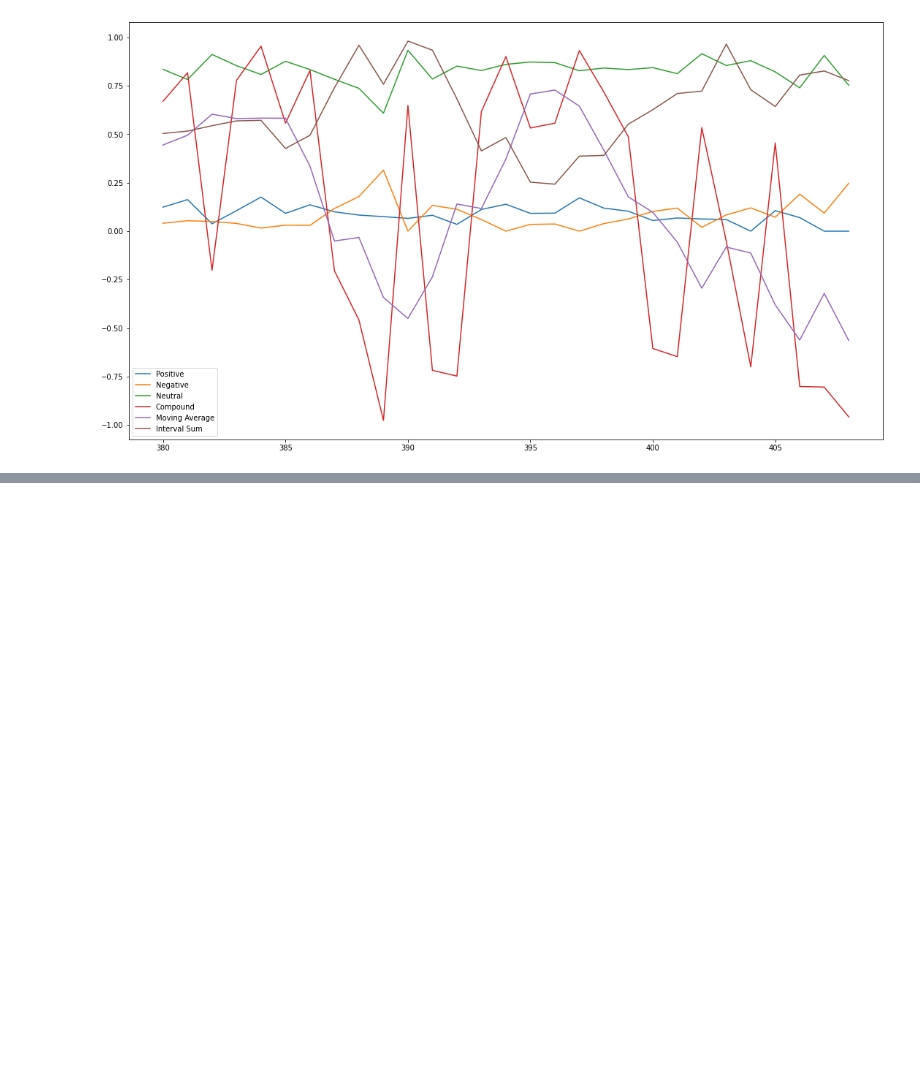
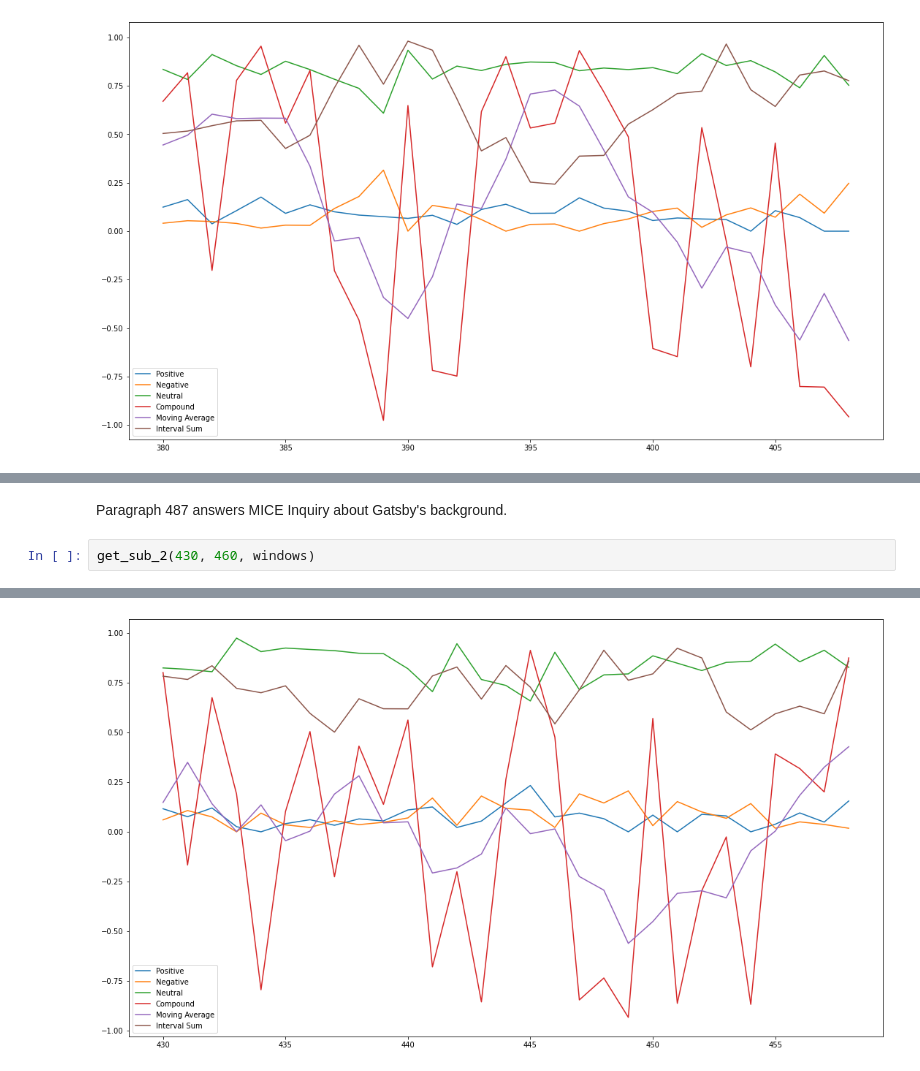
Before and after one commit to AhtiAhde/AnnotoolAFA, a Jupyter notebook: notebooks/Analytics.ipynb, the cells around one changed output, grey strips where cells are left out. Saved outputs shown, nothing was run; the diff lists cells and outputs as text; blank space fills up the shorter version.

```diff
--- a/notebooks/Analytics.ipynb
+++ b/notebooks/Analytics.ipynb
@@ -277,0 +326,5 @@ Anyway, first thing to do is to add more bench mark annotations and then to impr
+# %% [markdown]
+Paragraph 487 answers MICE Inquiry about Gatsby's background.
+# %%
+get_sub_2(430, 460, windows)
+# %% [output]
@@ -277,0 +348 @@ Anyway, first thing to do is to add more bench mark annotations and then to impr
+[figure, added]
```
Also changed, not shown: parts of 22 cells of this notebook, 8 other files.
